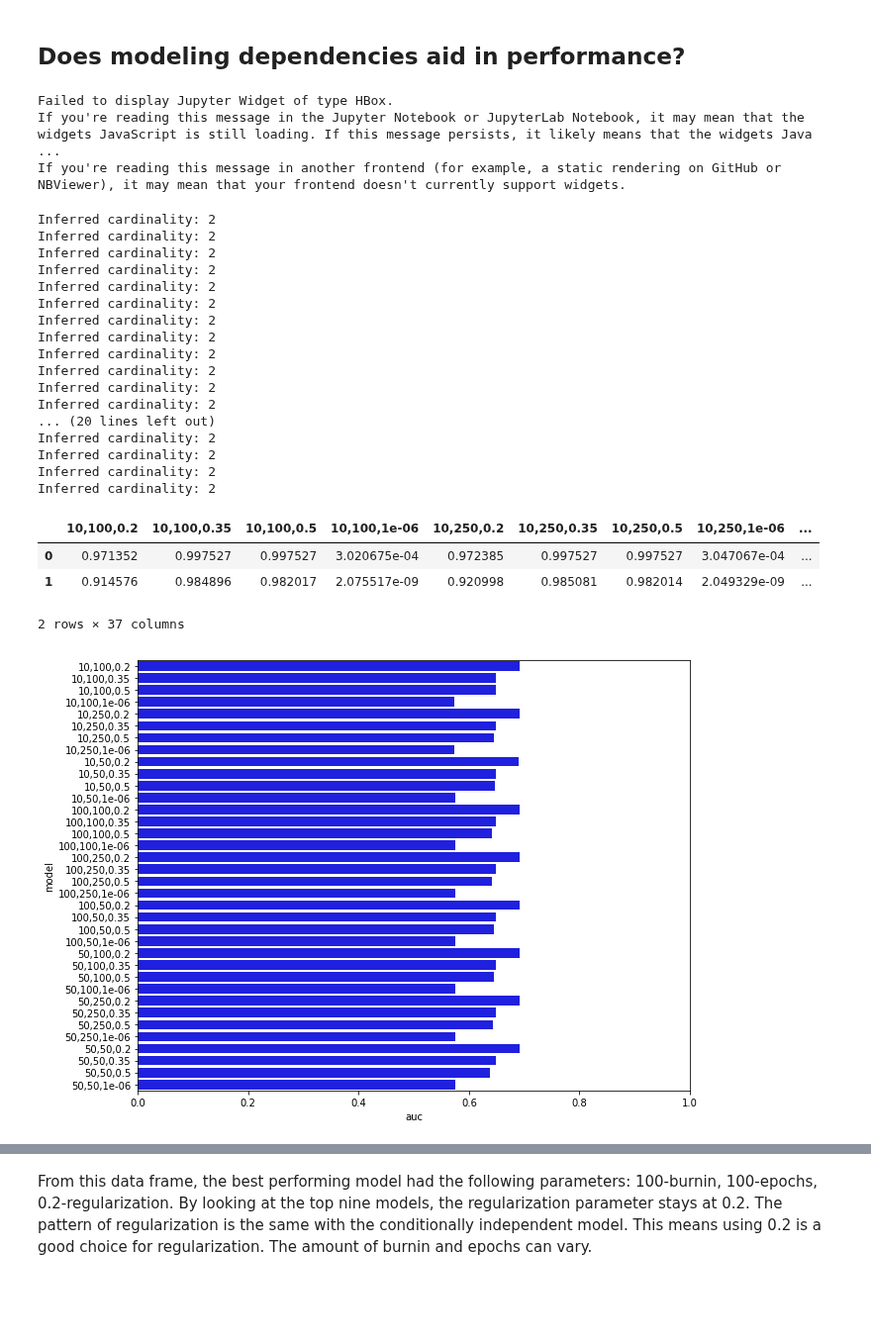
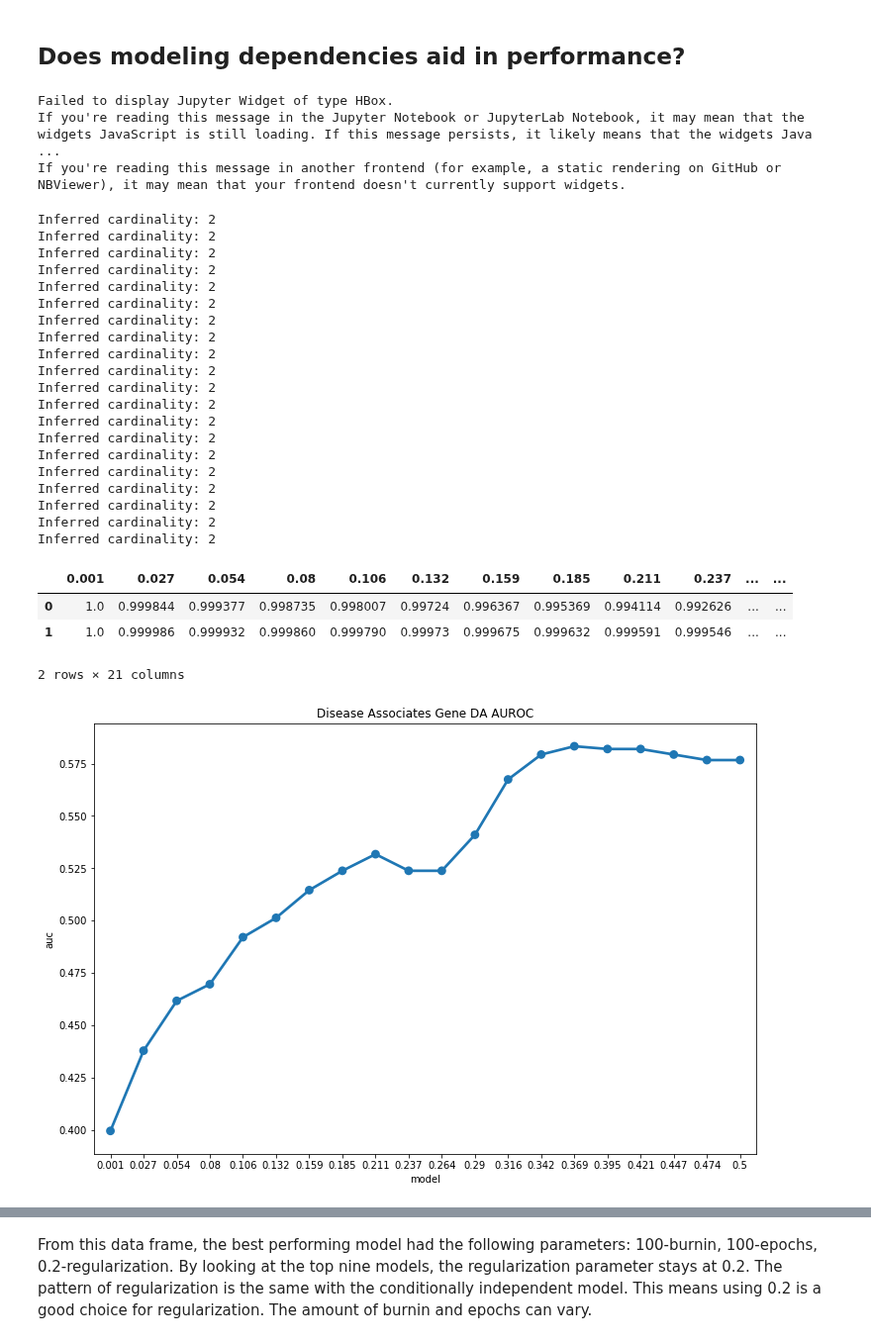
Before and after one commit to greenelab/snorkeling, a Jupyter notebook: disease_gene/disease_associates_gene/experiments/gen_model_benchmarking.ipynb, the cells around one changed output, grey strips where cells are left out. Shown at 99% size. Saved outputs shown, nothing was run; the diff lists cells and outputs as text; code cells hidden in the pictures; blank space fills up the shorter version.

```diff
--- a/disease_gene/disease_associates_gene/experiments/gen_model_benchmarking.ipynb
+++ b/disease_gene/disease_associates_gene/experiments/gen_model_benchmarking.ipynb
@@ -157,15 +154,17 @@ search_grid = list(product(burn_in_grid, epoch_grid, regularization_grid))
+# %%
+regularization_grid = np.round(pd.np.linspace(0.001, 0.5, num=20), 3)
 # %% [markdown]
 ## What are the best hyperparameters for the conditionally independent model?
 # %%
 gen_ci_models = {
-    ",".join(map(str, parameters)):train_generative_model(
+   "{}".format(str(parameter)):train_generative_model(
         label_matricies['train'],
-        burn_in=parameters[0],
-        epochs=parameters[1],
-        reg_param=parameters[2],
+        burn_in=100,
+        epochs=100,
+        reg_param=parameter,
         step_size=1/label_matricies['train'].shape[0]
     )
-    for parameters in tqdm_notebook(search_grid)
+    for parameter in tqdm_notebook(regularization_grid)
 }
 # %% [output]
 Failed to display Jupyter Widget of type HBox.
@@ -251,16 +260,16 @@ plot_generative_model_weights(gen_ci_models['100,100,0.2'], lf_names)
 # %%
 from snorkel.learning.structure import DependencySelector
 gen_da_models = {
-    ",".join(map(str, parameters)):train_generative_model(
+    "{}".format(parameter):train_generative_model(
         label_matricies['train'],
-        burn_in=parameters[0],
-        epochs=parameters[1],
-        reg_param=parameters[2],
+        burn_in=100,
+        epochs=100,
+        reg_param=parameter,
         step_size=1/label_matricies['train'].shape[0],
         deps=DependencySelector().select(label_matricies['train']),
         lf_propensity=True
     )
-    for parameters in tqdm_notebook(search_grid)
+    for parameter in tqdm_notebook(regularization_grid)
 }
 # %% [output]
 Failed to display Jupyter Widget of type HBox.
@@ -278,30 +287,33 @@ Inferred cardinality: 2
 Inferred cardinality: 2
 Inferred cardinality: 2
 Inferred cardinality: 2
-... (20 lines left out)
 Inferred cardinality: 2
 Inferred cardinality: 2
 Inferred cardinality: 2
 Inferred cardinality: 2
+Inferred cardinality: 2
+Inferred cardinality: 2
+Inferred cardinality: 2
+Inferred cardinality: 2
 # %%
 da_marginal_df = pd.DataFrame(pd.np.array([
-    gen_da_models[model_name].marginals(label_matricies['test'])
+    gen_da_models[model_name].marginals(label_matricies['dev'])
     for model_name in sorted(gen_da_models.keys())
 ]).T, columns=sorted(gen_da_models.keys()))
-da_marginal_df['candidate_id'] = candidate_dfs['test'].candidate_id.values
+da_marginal_df['candidate_id'] = candidate_dfs['dev'].candidate_id.values
 da_marginal_df.head(2)
 # %% [output]
-|  | 10,100,0.2 | 10,100,0.35 | 10,100,0.5 | 10,100,1e-06 | 10,250,0.2 | 10,250,0.35 | 10,250,0.5 | 10,250,1e-06 | ... |
-| 0 | 0.971352 | 0.997527 | 0.997527 | 3.020675e-04 | 0.972385 | 0.997527 | 0.997527 | 3.047067e-04 | ... |
-| 1 | 0.914576 | 0.984896 | 0.982017 | 2.075517e-09 | 0.920998 | 0.985081 | 0.982014 | 2.049329e-09 | ... |
+|  | 0.001 | 0.027 | 0.054 | 0.08 | 0.106 | 0.132 | 0.159 | 0.185 | 0.211 | 0.237 | ... | ... |
+| 0 | 1.0 | 0.999844 | 0.999377 | 0.998735 | 0.998007 | 0.99724 | 0.996367 | 0.995369 | 0.994114 | 0.992626 | ... | ... |
+| 1 | 1.0 | 0.999986 | 0.999932 | 0.999860 | 0.999790 | 0.99973 | 0.999675 | 0.999632 | 0.999591 | 0.999546 | ... | ... |
-2 rows × 37 columns
+2 rows × 21 columns
 # %%
 da_aucs = plot_roc_curve(
     da_marginal_df.drop("candidate_id", axis=1),
-    candidate_dfs['test'].curated_dsh,
-    barplot=True, xlim=[0,1], figsize=(10,8),
+    candidate_dfs['dev'].curated_dsh,
+    model_type='scatterplot', xlim=[0,1], figsize=(12,8),
     plot_title="Disease Associates Gene DA AUROC"
 )
 # %% [output]
-[figure, old version]
+[figure, new version]
 # %%
```
Also changed, not shown: parts of 21 cells of this notebook, 11 other files.
